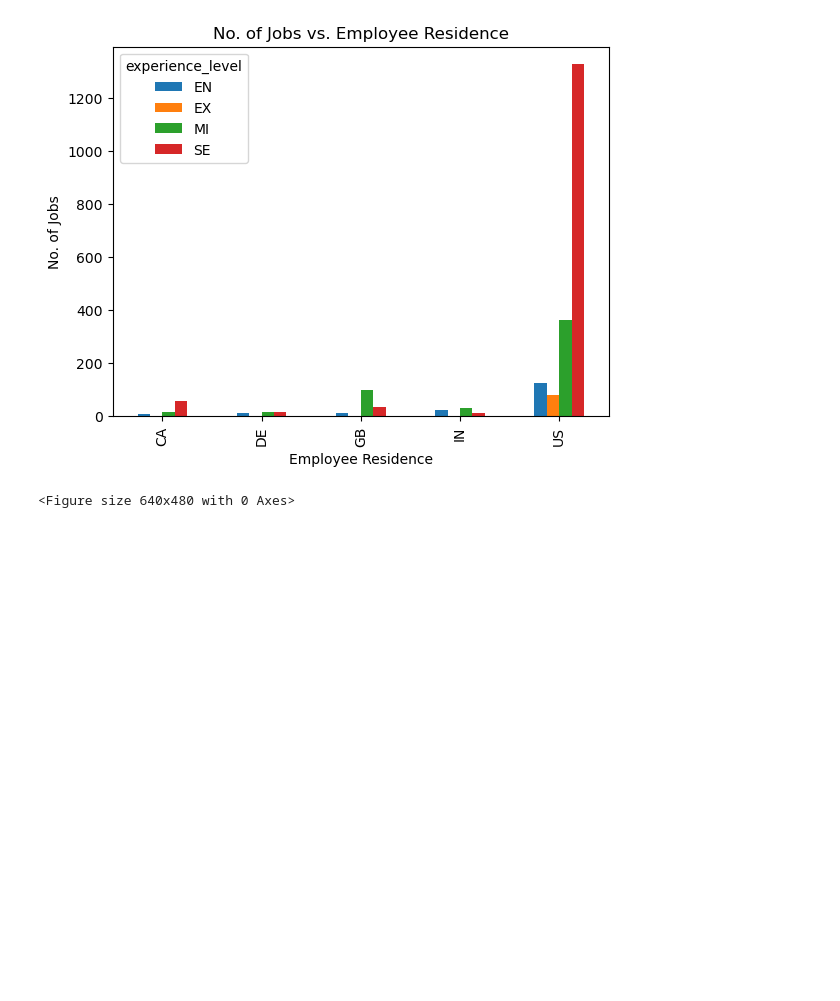
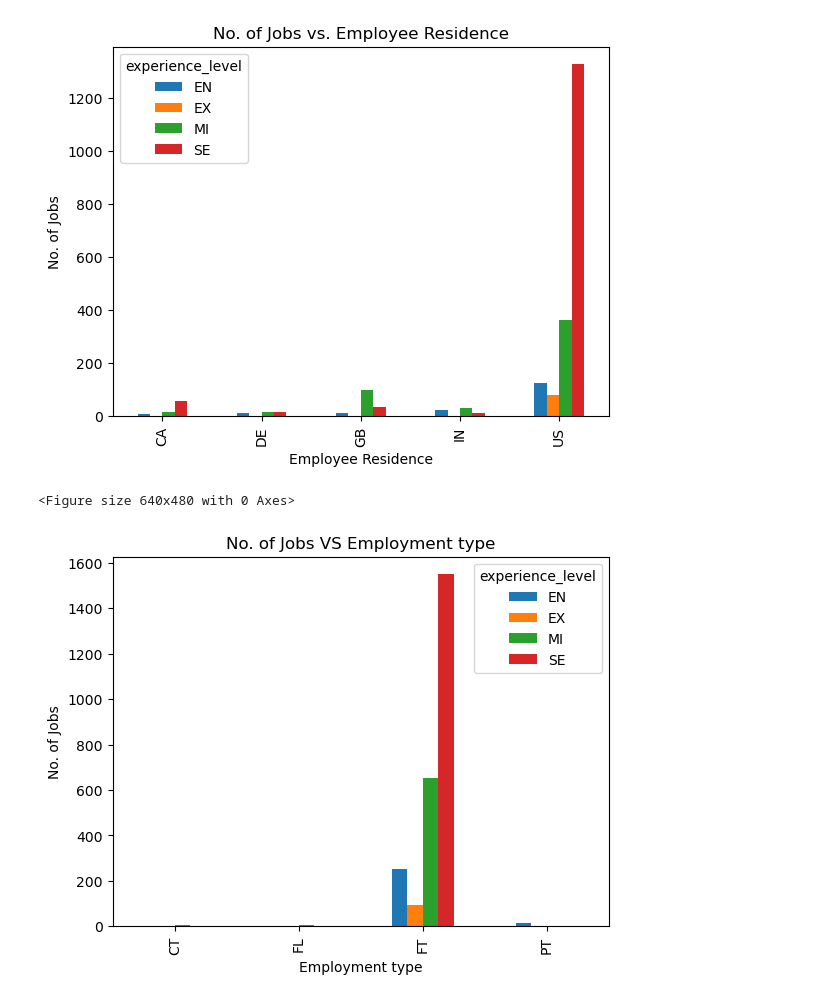
Before and after one commit to garimac12/project_acai, a Jupyter notebook: Merge Trial (NN,AH,GC).ipynb, the cells around one changed output. Cells and saved outputs as stored; diff of their text form; code cells hidden in the pictures; blank space fills up the shorter version.

```diff
--- a/Merge Trial (NN,AH,GC).ipynb
+++ b/Merge Trial (NN,AH,GC).ipynb
@@ -383,3 +383,18 @@ plt.savefig("output_data_GC/Fig7_jobs_employee_residence_experience_level.pdf")
 # %% [output]
 [figure]
 <Figure size 640x480 with 0 Axes>
+# %%
+reduced_dataframe=df_clean.groupby(["employment_type"]).experience_level.value_counts().reset_index(name="no_of_jobs")
+largest_five_residence_series=reduced_dataframe.groupby(["employment_type"])["no_of_jobs"].sum()
+making_dataframe=largest_five_residence_series.to_frame().reset_index()
+
+final_dataframe_largefive_residence = reduced_dataframe[reduced_dataframe["employment_type"].isin(making_dataframe["employment_type"])]
+pivot_dataframe_plotting=final_dataframe_largefive_residence.pivot(index="employment_type", columns ="experience_level", values= "no_of_jobs")
+pivot_dataframe_plotting.plot(kind="bar")
+plt.title('No. of Jobs VS Employment type')
+plt.xlabel('Employment type')
+plt.ylabel('No. of Jobs')
+plt.savefig("output_data_GC/Fig8_jobs_employment_type_experience_level.png")
+plt.show()
+# %% [output]
+[figure, added]
```
Also changed, not shown: parts of 7 cells of this notebook.
